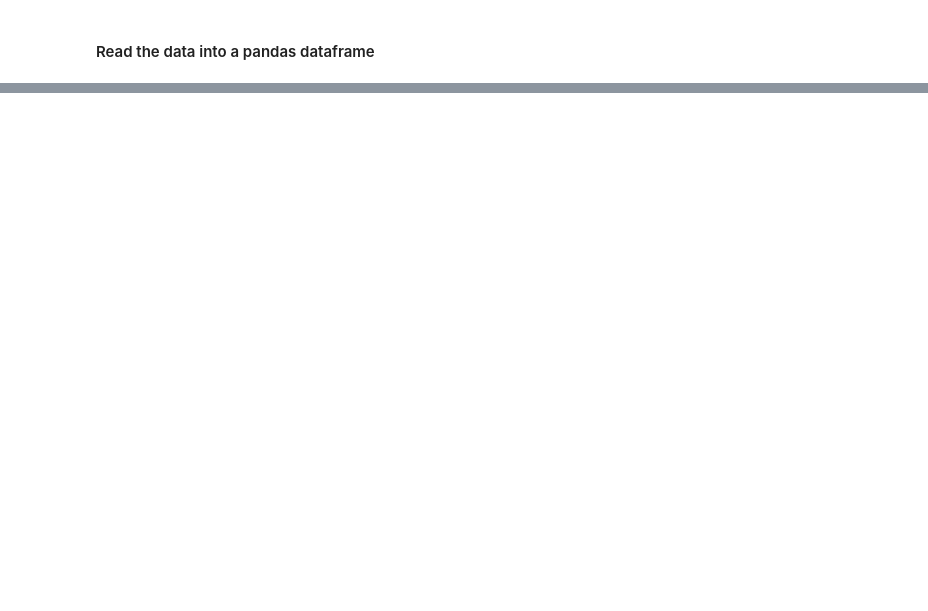
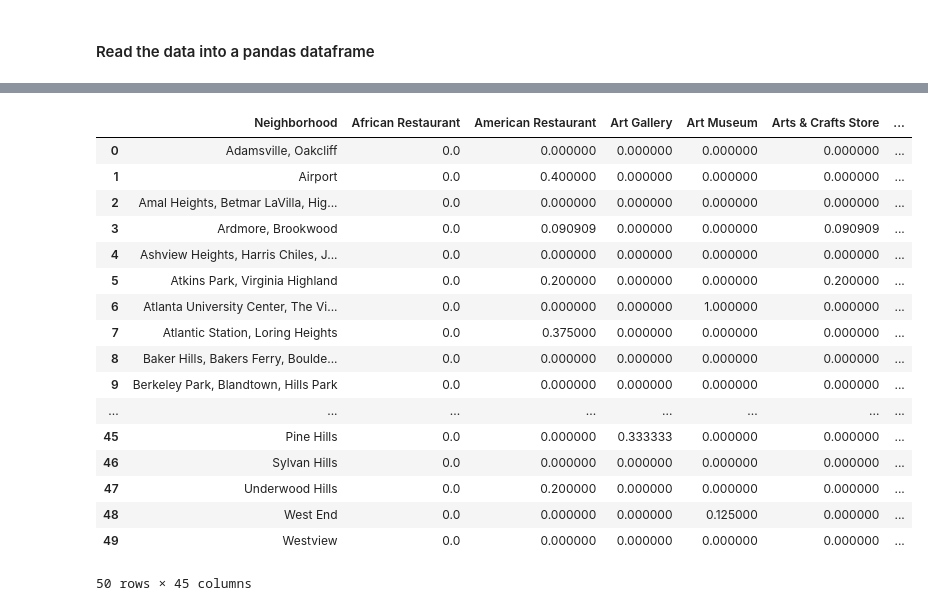
Before and after one commit to emniese/Coursera_Capstone, a Jupyter notebook: Data Science Final Project Proposal.ipynb, the cells around one changed output, grey strips where cells are left out. Saved outputs shown, nothing was run; the diff lists cells and outputs as text; code cells hidden in the pictures; blank space fills up the shorter version.

```diff
--- a/Data Science Final Project Proposal.ipynb
+++ b/Data Science Final Project Proposal.ipynb
@@ -32,0 +386,23 @@ df.shape  #There are 102 neighborhood statistical areas in Atlanta.
+# %%
+#group by neighborhood
+atl_grouped = atl_onehot.groupby('Neighborhood').mean().reset_index()
+atl_grouped
+# %% [output]
+|  | Neighborhood | African Restaurant | American Restaurant | Art Gallery | Art Museum | Arts & Crafts Store | ... |
+| 0 | Adamsville, Oakcliff | 0.0 | 0.000000 | 0.000000 | 0.000000 | 0.000000 | ... |
+| 1 | Airport | 0.0 | 0.400000 | 0.000000 | 0.000000 | 0.000000 | ... |
+| 2 | Amal Heights, Betmar LaVilla, Hig... | 0.0 | 0.000000 | 0.000000 | 0.000000 | 0.000000 | ... |
+| 3 | Ardmore, Brookwood | 0.0 | 0.090909 | 0.000000 | 0.000000 | 0.090909 | ... |
+| 4 | Ashview Heights, Harris Chiles, J... | 0.0 | 0.000000 | 0.000000 | 0.000000 | 0.000000 | ... |
+| 5 | Atkins Park, Virginia Highland | 0.0 | 0.200000 | 0.000000 | 0.000000 | 0.200000 | ... |
+| 6 | Atlanta University Center, The Vi... | 0.0 | 0.000000 | 0.000000 | 1.000000 | 0.000000 | ... |
+| 7 | Atlantic Station, Loring Heights | 0.0 | 0.375000 | 0.000000 | 0.000000 | 0.000000 | ... |
+| 8 | Baker Hills, Bakers Ferry, Boulde... | 0.0 | 0.000000 | 0.000000 | 0.000000 | 0.000000 | ... |
+| 9 | Berkeley Park, Blandtown, Hills Park | 0.0 | 0.000000 | 0.000000 | 0.000000 | 0.000000 | ... |
+| ... | ... | ... | ... | ... | ... | ... | ... |
+| 45 | Pine Hills | 0.0 | 0.000000 | 0.333333 | 0.000000 | 0.000000 | ... |
+| 46 | Sylvan Hills | 0.0 | 0.000000 | 0.000000 | 0.000000 | 0.000000 | ... |
+| 47 | Underwood Hills | 0.0 | 0.200000 | 0.000000 | 0.000000 | 0.000000 | ... |
+| 48 | West End | 0.0 | 0.000000 | 0.000000 | 0.125000 | 0.000000 | ... |
+| 49 | Westview | 0.0 | 0.000000 | 0.000000 | 0.000000 | 0.000000 | ... |
+50 rows × 45 columns
```
Also changed, not shown: parts of 51 cells of this notebook.
